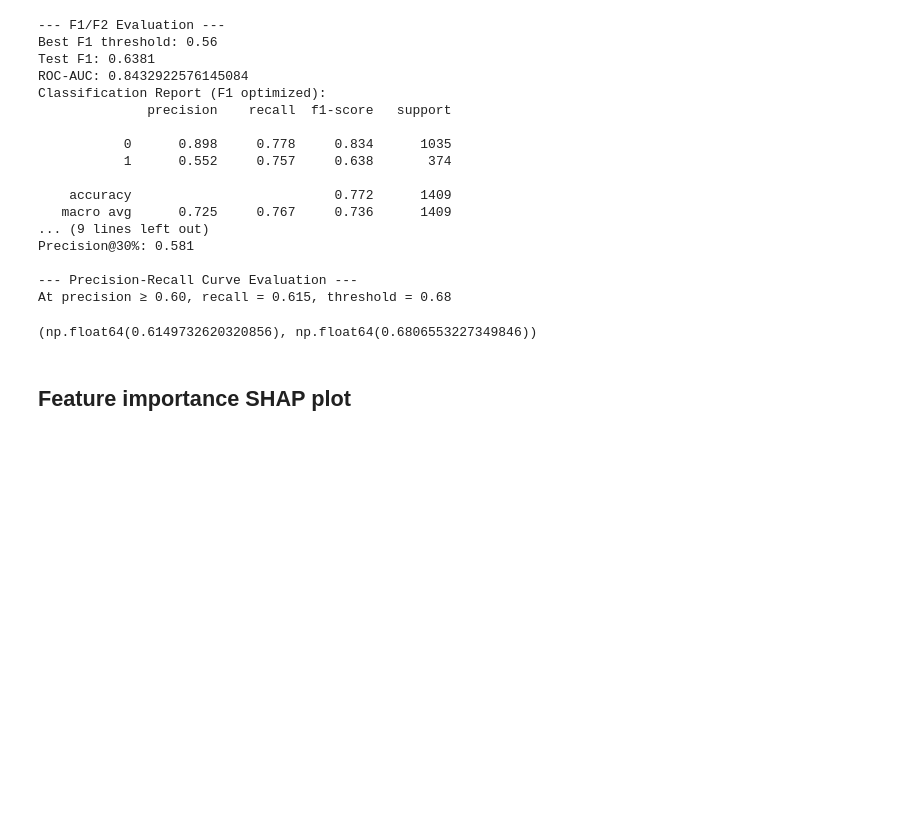
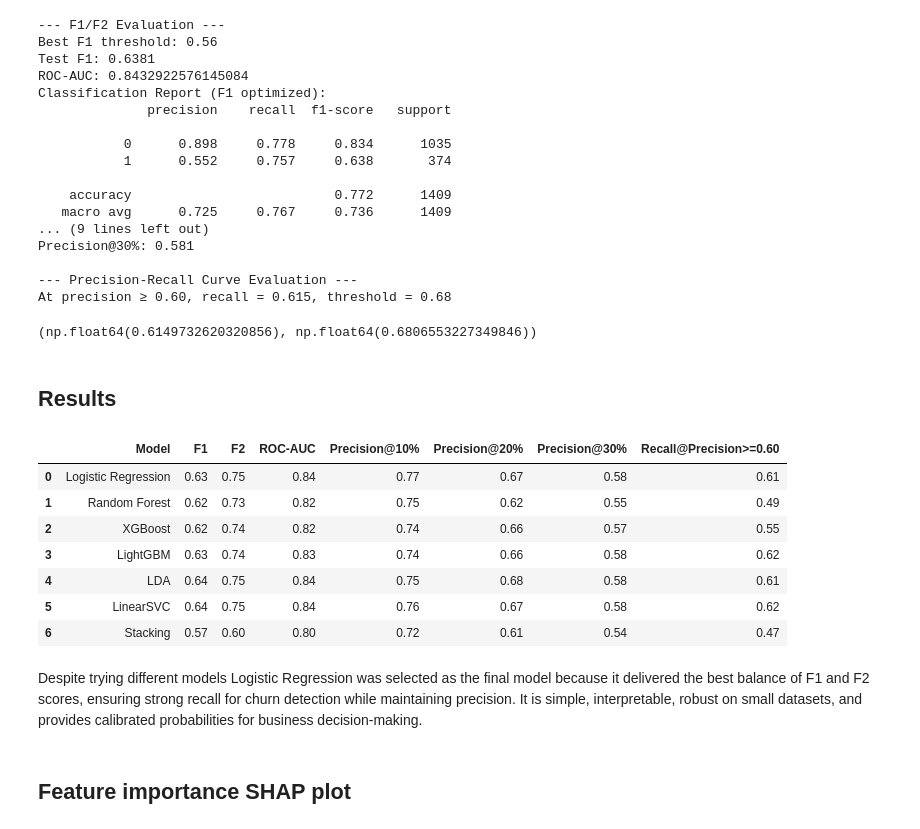
Before and after one commit to vasapranavi/customer_churn, a Jupyter notebook: customer_churn.ipynb, the cells around one changed output. Saved outputs shown, nothing was run; the diff lists cells and outputs as text; code cells hidden in the pictures; blank space fills up the shorter version.

```diff
--- a/customer_churn.ipynb
+++ b/customer_churn.ipynb
@@ -1040,6 +1054,86 @@ Precision@30%: 0.581
 --- Precision-Recall Curve Evaluation ---
 At precision ≥ 0.60, recall = 0.615, threshold = 0.68
 (np.float64(0.6149732620320856), np.float64(0.6806553227349846))
+# %% [markdown]
+## Results
+# %%
+# Collect results into a list of dicts
+results = [
+    {"Model": "Logistic Regression",
+ "F1": 0.63,
+ "F2": 0.75,
+ "ROC-AUC": 0.84,
+ "Precision@10%": 0.77,
+ "Precision@20%": 0.67,
+ "Precision@30%": 0.58,
+ "Recall@Precision>=0.60": 0.61}
+,
+    {"Model": "Random Forest",
+ "F1": 0.62,
+ "F2": 0.73,
+ "ROC-AUC": 0.82,
+ "Precision@10%": 0.75,
+ "Precision@20%": 0.62,
+ "Precision@30%": 0.55,
+ "Recall@Precision>=0.60": 0.49},
+    {"Model": "XGBoost",
+ "F1": 0.62,
+ "F2": 0.74,
+ "ROC-AUC": 0.82,
+ "Precision@10%": 0.74,
+ "Precision@20%": 0.66,
+ "Precision@30%": 0.57,
+ "Recall@Precision>=0.60": 0.55},
+    {"Model": "LightGBM",
+ "F1": 0.63,
+ "F2": 0.74,
+ "ROC-AUC": 0.83,
+ "Precision@10%": 0.74,
+ "Precision@20%": 0.66,
+ "Precision@30%": 0.58,
+ "Recall@Precision>=0.60": 0.62},
+    {"Model": "LDA",
+ "F1": 0.64,
+ "F2": 0.75,
+ "ROC-AUC": 0.84,
+ "Precision@10%": 0.75,
+ "Precision@20%": 0.68,
+ "Precision@30%": 0.58,
+ "Recall@Precision>=0.60": 0.61},
+    {"Model": "LinearSVC",
+ "F1": 0.64,
+ "F2": 0.75,
+ "ROC-AUC": 0.84,
+ "Precision@10%": 0.76,
+ "Precision@20%": 0.67,
+ "Precision@30%": 0.58,
+ "Recall@Precision>=0.60": 0.62},
+    {"Model": "Stacking",
+ "F1": 0.57,
+ "F2": 0.60,
+ "ROC-AUC": 0.80,
+ "Precision@10%": 0.72,
+ "Precision@20%": 0.61,
+ "Precision@30%": 0.54,
+ "Recall@Precision>=0.60": 0.47},
+]
+
+# Create DataFrame
+results_df = pd.DataFrame(results)
+
+# Display nicely
+results_df
+# %% [output]
+|  | Model | F1 | F2 | ROC-AUC | Precision@10% | Precision@20% | Precision@30% | Recall@Precision>=0.60 |
+| 0 | Logistic Regression | 0.63 | 0.75 | 0.84 | 0.77 | 0.67 | 0.58 | 0.61 |
+| 1 | Random Forest | 0.62 | 0.73 | 0.82 | 0.75 | 0.62 | 0.55 | 0.49 |
+| 2 | XGBoost | 0.62 | 0.74 | 0.82 | 0.74 | 0.66 | 0.57 | 0.55 |
+| 3 | LightGBM | 0.63 | 0.74 | 0.83 | 0.74 | 0.66 | 0.58 | 0.62 |
+| 4 | LDA | 0.64 | 0.75 | 0.84 | 0.75 | 0.68 | 0.58 | 0.61 |
+| 5 | LinearSVC | 0.64 | 0.75 | 0.84 | 0.76 | 0.67 | 0.58 | 0.62 |
+| 6 | Stacking | 0.57 | 0.60 | 0.80 | 0.72 | 0.61 | 0.54 | 0.47 |
+# %% [markdown]
+Despite trying different models Logistic Regression was selected as the final model because it delivered the best balance of F1 and F2 scores, ensuring strong recall for churn detection while maintaining precision. It is simple, interpretable, robust on small datasets, and provides calibrated probabilities for business decision-making.
 # %% [markdown]
 ## Feature importance SHAP plot
 # %%
```
Also changed, not shown: parts of 2 cells of this notebook.
